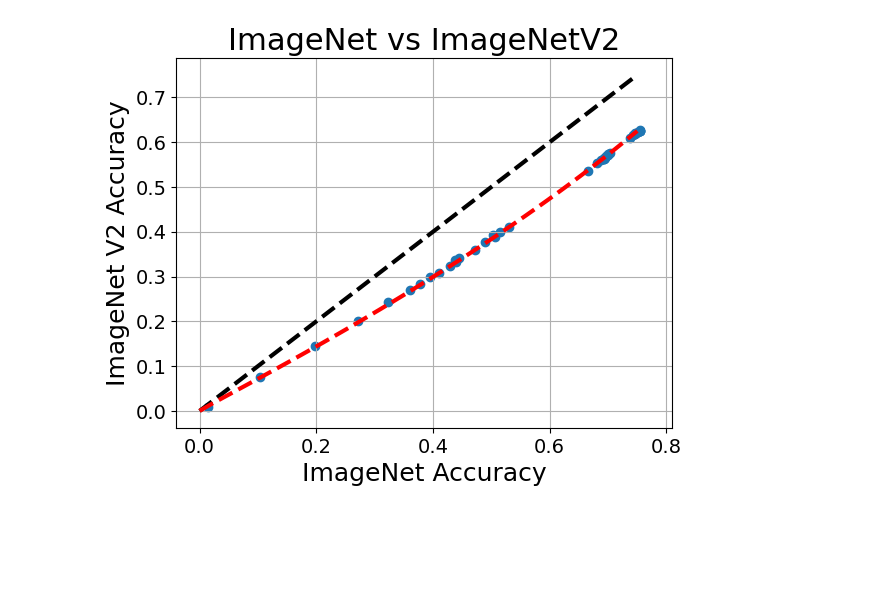
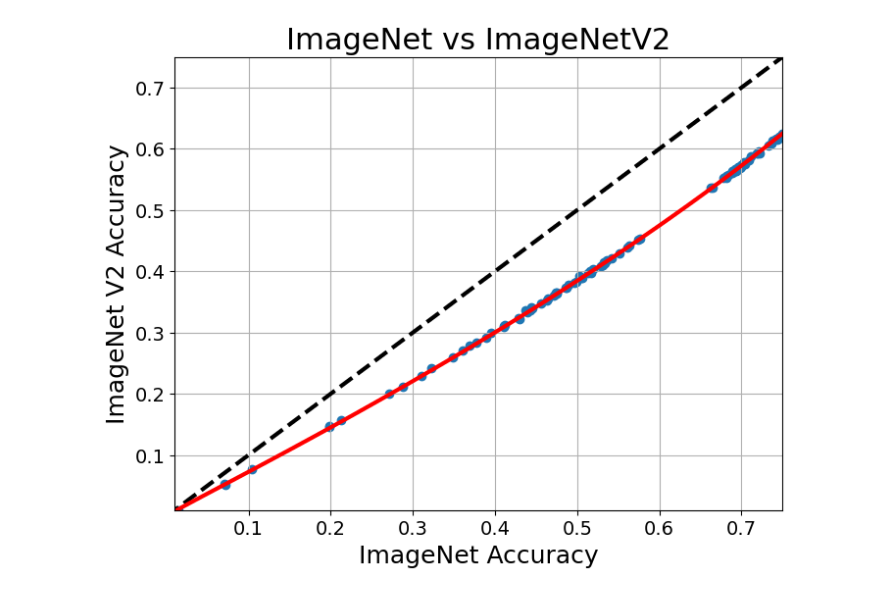
Before and after one commit to nikhil-ghosh-berkeley/dist-shift, a Jupyter notebook: paper_plots/fig1.ipynb, the cells around one changed output. Drawn from its saved outputs; the diff is of its cells as text; code cells hidden in the pictures; blank space fills up the shorter version.

```diff
--- a/paper_plots/fig1.ipynb
+++ b/paper_plots/fig1.ipynb
@@ -20,13 +20,13 @@ import scipy
 ppf = norm.ppf
 cdf = norm.cdf
 # %%
-v2_npz_path = '/home/jupyter/processed/imagenet/resnet50/resnet50_imagenet_v2.npz'
-v2_scores_path = '/home/jupyter/dist-shift/scores/imagenet/resnet50/resnet50_imagenet_v2_scores.npz'
-
-data_v2 = np.load(v2_npz_path, mmap_mode='r')
-scores_v2 = np.load(v2_scores_path, mmap_mode='r')
+data_v2_resnet50 = np.load('/home/jupyter/dist-shift/processed/imagenet/resnet50/resnet50_imagenet_v2.npz', mmap_mode='r')
+data_v2_densenet121 = np.load('/home/jupyter/dist-shift/processed/imagenet/densenet121/densenet121_imagenet_v2.npz', mmap_mode='r')
+data_v2_densenet169 = np.load('/home/jupyter/dist-shift/processed/imagenet/densenet169/densenet169_imagenet_v2.npz', mmap_mode='r')
 
 gname = 'imagenet_v2'
 dataset = get_dataset_imagenet(gname)
 ytest = dataset.targets
 classes = imagenet_classes
+
+datas = [data_v2_resnet50, data_v2_densenet121, data_v2_densenet169]
@@ -38,0 +33,5 @@ p = np.poly1d(np.polyfit(xx,yy, 1))
+# %%
+all_x = np.concatenate([data_v2_resnet50['x'], data_v2_densenet121['x'], data_v2_densenet169['x']])
+all_v2 = np.concatenate([data_v2_resnet50['all_acc'], data_v2_densenet121['all_acc'], data_v2_densenet169['all_acc']])
+p = np.poly1d(np.polyfit(ppf(all_x), ppf(all_v2), 1))
+p
@@ -55,35 +65,41 @@ def transform(t):
 # %%
 plt.style.use('default')
 
 SMALL_SIZE = 14
 MEDIUM_SIZE = 18
 BIGGER_SIZE = 20
 
 plt.rc('font', size=SMALL_SIZE)          # controls default text sizes
 plt.rc('axes', titlesize=SMALL_SIZE)     # fontsize of the axes title
 plt.rc('axes', labelsize=MEDIUM_SIZE)    # fontsize of the x and y labels
 plt.rc('xtick', labelsize=SMALL_SIZE)    # fontsize of the tick labels
 plt.rc('ytick', labelsize=SMALL_SIZE)    # fontsize of the tick labels
 plt.rc('legend', fontsize=SMALL_SIZE)    # legend fontsize
 plt.rc('figure', titlesize=BIGGER_SIZE)  # fontsize of the figure title
 
-plt.scatter(data_v2['x'], data_v2['all_acc'], color='tab:blue')
-plt.plot(np.linspace(0, 0.75, 40), np.linspace(0, 0.75, 40), '--', color='black', linewidth=3)
-plt.plot(np.linspace(0, 0.75, 40), cdf(p(ppf(np.linspace(0.0001, 0.75, 40)))), '--', color='red', linewidth=3)
 
-plt.gcf().axes[0].set_title(f'ImageNet vs ImageNetV2', fontsize=22)
-plt.xlabel('ImageNet Accuracy')
-plt.ylabel(f'ImageNet V2 Accuracy')
+fig = plt.figure(figsize=(8,6))
+ax = fig.gca()
+ax.scatter(all_x, all_v2, color='tab:blue')
+# for ind, dat in enumerate(datas):
+    # plt.scatter(dat['x'], dat['all_acc'])
+ax.plot(np.linspace(0, 0.75, 40), np.linspace(0, 0.75, 40), '--', color='black', linewidth=3)
+ax.plot(np.linspace(0, 0.75, 40), cdf(p(ppf(np.linspace(0.0001, 0.75, 40)))), '-', color='red', linewidth=3)
+
+ax.set_title(f'ImageNet vs ImageNetV2', fontsize=22)
+ax.set_xlabel('ImageNet Accuracy')
+ax.set_ylabel(f'ImageNet V2 Accuracy')
 plt.grid(True)
 
-plt.xlim(-0.04, 0.81)
+ax.set_xlim(0.01, 0.75)
+ax.set_ylim(0.01, 0.75)
 
-plt.savefig('figures/intro_first1.pdf', dpi=100,
+plt.savefig('figures/acconline_first1.pdf', dpi=100,
         bbox_inches='tight')
 
 
 # plt.legend()
 plt.show()
 # %% [output]
-[figure, old version]
+[figure, new version]
 # %%
```
Also changed, not shown: parts of 14 cells of this notebook, 6 other files.
